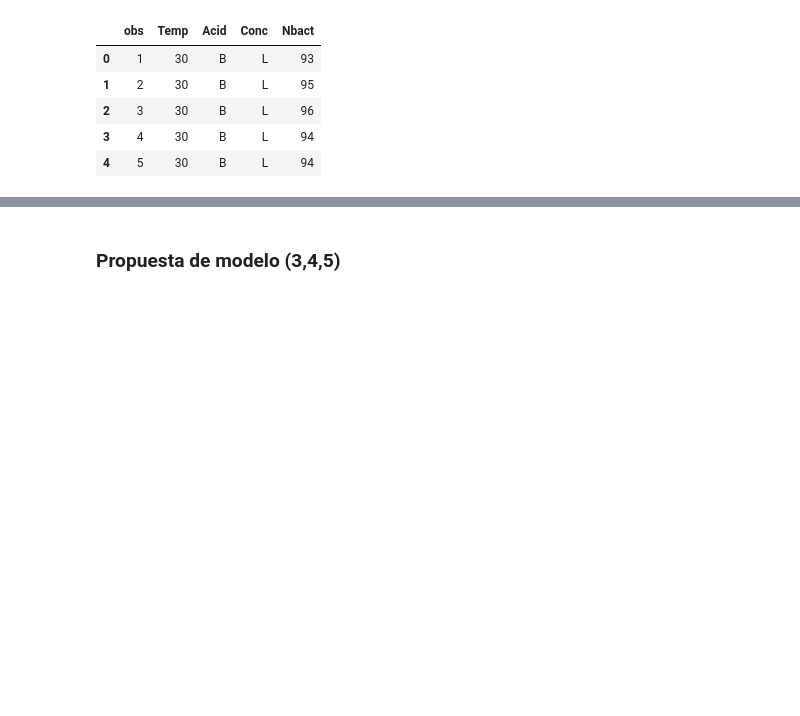
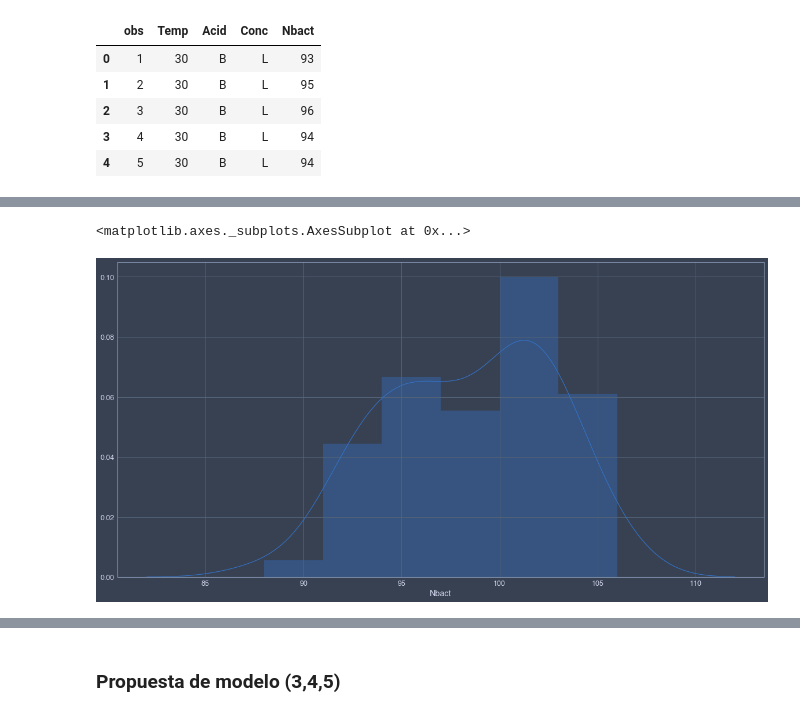
Before and after one commit to jeroaranda/aplicada2, a Jupyter notebook: control3.ipynb, the cells around one changed output, grey strips where cells are left out. Cells and saved outputs as stored; diff of their text form; code cells hidden in the pictures; blank space fills up the shorter version.

```diff
--- a/control3.ipynb
+++ b/control3.ipynb
@@ -39,0 +56,5 @@ Text(0.5,0,'Temperatura')
+# %%
+sns.distplot(df.Nbact)
+# %% [output]
+<matplotlib.axes._subplots.AxesSubplot at 0x...>
+[figure, added]
```
Also changed, not shown: parts of 29 cells of this notebook.
